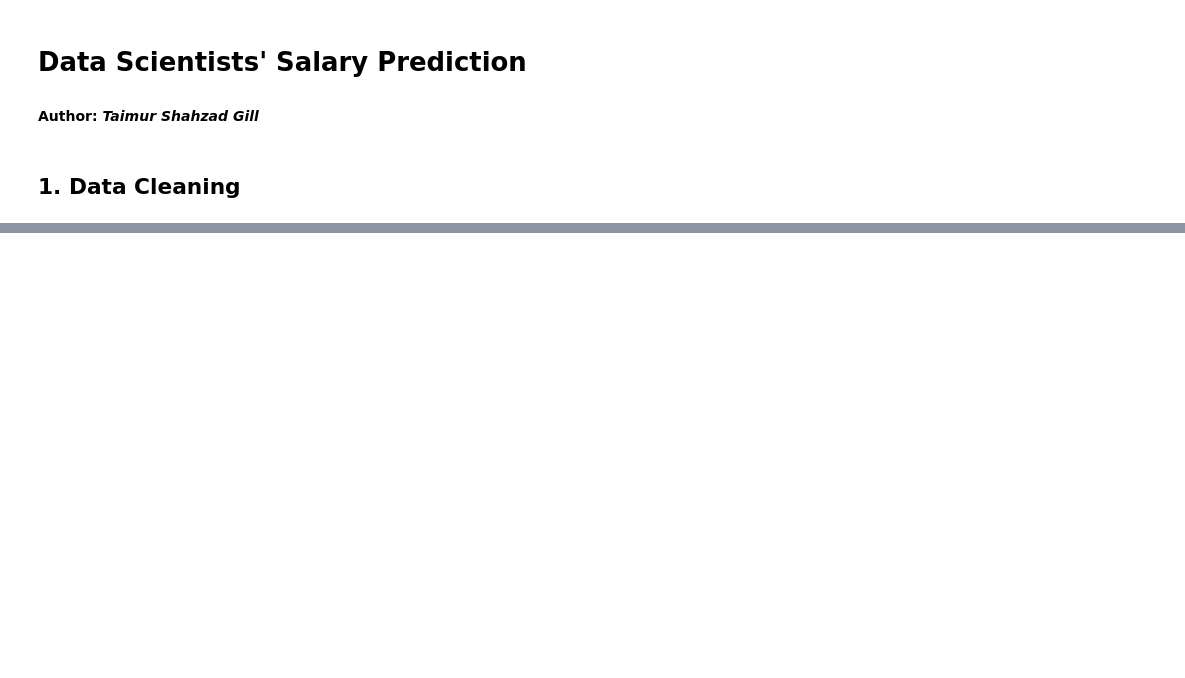
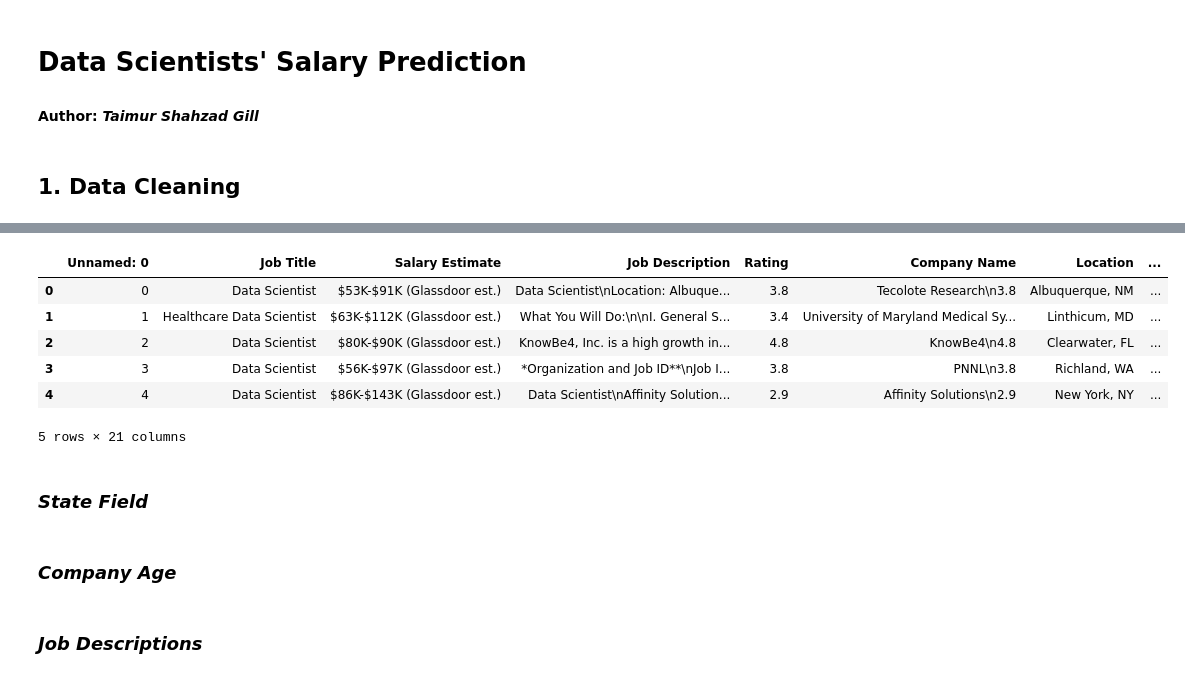
Before and after one commit to taymuur/Bytewise-DataScience, a Jupyter notebook: Final Project/Data Scientists' Salary/1-data-cleaning.ipynb, the cells around one changed output, grey strips where cells are left out. Saved outputs shown, nothing was run; the diff lists cells and outputs as text; code cells hidden in the pictures; blank space fills up the shorter version.

```diff
--- a/Final Project/Data Scientists' Salary/1-data-cleaning.ipynb
+++ b/Final Project/Data Scientists' Salary/1-data-cleaning.ipynb
@@ -183,0 +67,14 @@ Name: company_txt, Length: 742, dtype: object
+# %%
+df['company_txt'] = df.apply(lambda x: x['Company Name'] if x['Rating'] <0 else x['Company Name'][:-3], axis = 1)
+# %%
+df.head()
+# %% [output]
+|  | Unnamed: 0 | Job Title | Salary Estimate | Job Description | Rating | Company Name | Location | ... |
+| 0 | 0 | Data Scientist | $53K-$91K (Glassdoor est.) | Data Scientist\nLocation: Albuque... | 3.8 | Tecolote Research\n3.8 | Albuquerque, NM | ... |
+| 1 | 1 | Healthcare Data Scientist | $63K-$112K (Glassdoor est.) | What You Will Do:\n\nI. General S... | 3.4 | University of Maryland Medical Sy... | Linthicum, MD | ... |
+| 2 | 2 | Data Scientist | $80K-$90K (Glassdoor est.) | KnowBe4, Inc. is a high growth in... | 4.8 | KnowBe4\n4.8 | Clearwater, FL | ... |
+| 3 | 3 | Data Scientist | $56K-$97K (Glassdoor est.) | *Organization and Job ID**\nJob I... | 3.8 | PNNL\n3.8 | Richland, WA | ... |
+| 4 | 4 | Data Scientist | $86K-$143K (Glassdoor est.) | Data Scientist\nAffinity Solution... | 2.9 | Affinity Solutions\n2.9 | New York, NY | ... |
+5 rows × 21 columns
+# %% [markdown]
+### *State Field*
@@ -183,0 +87,2 @@ Name: company_txt, Length: 742, dtype: object
+# %% [markdown]
+### *Company Age*
@@ -183,0 +91,2 @@ Name: company_txt, Length: 742, dtype: object
+# %% [markdown]
+### *Job Descriptions*
```
Also changed, not shown: parts of 37 cells of this notebook.
